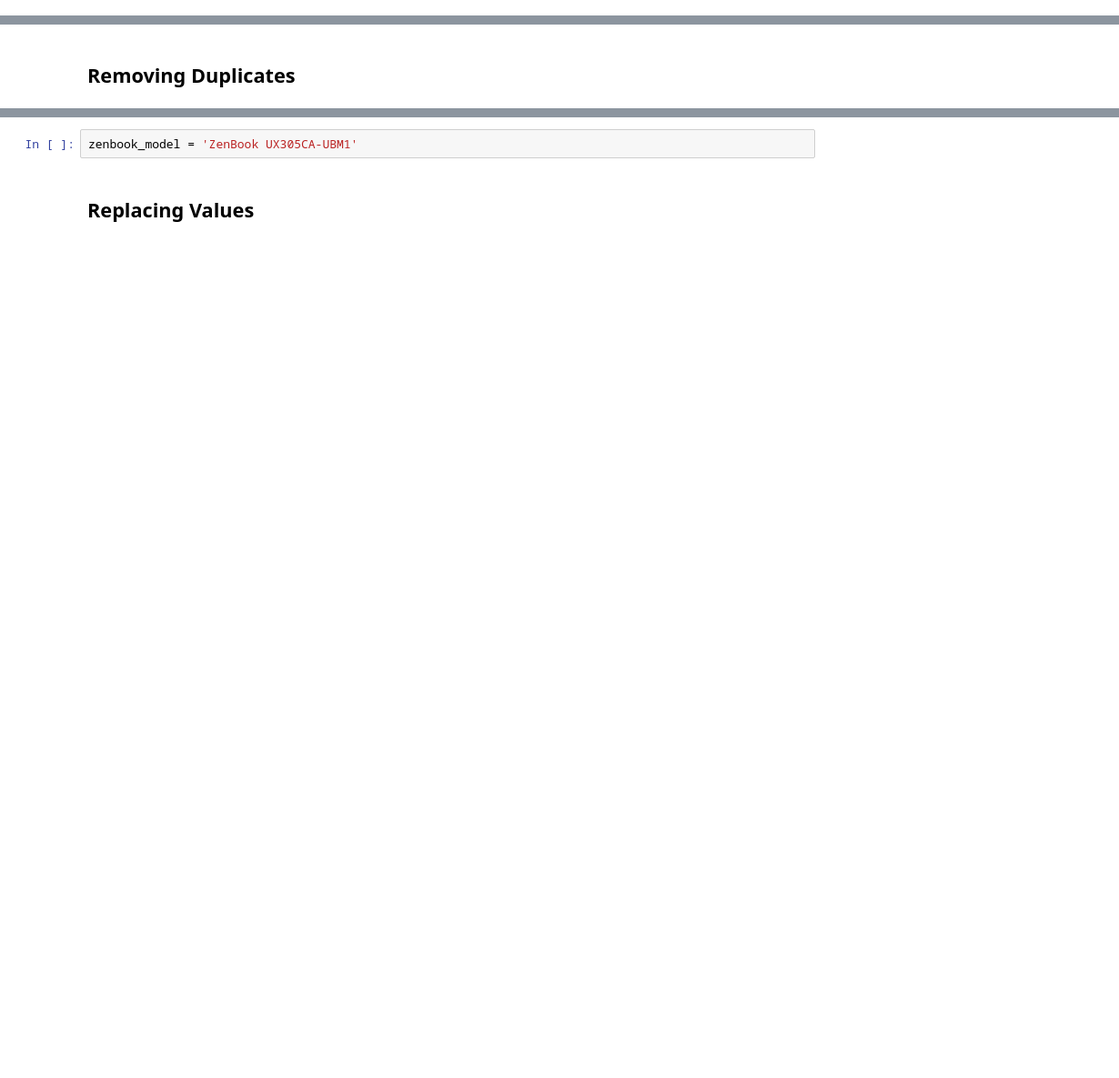
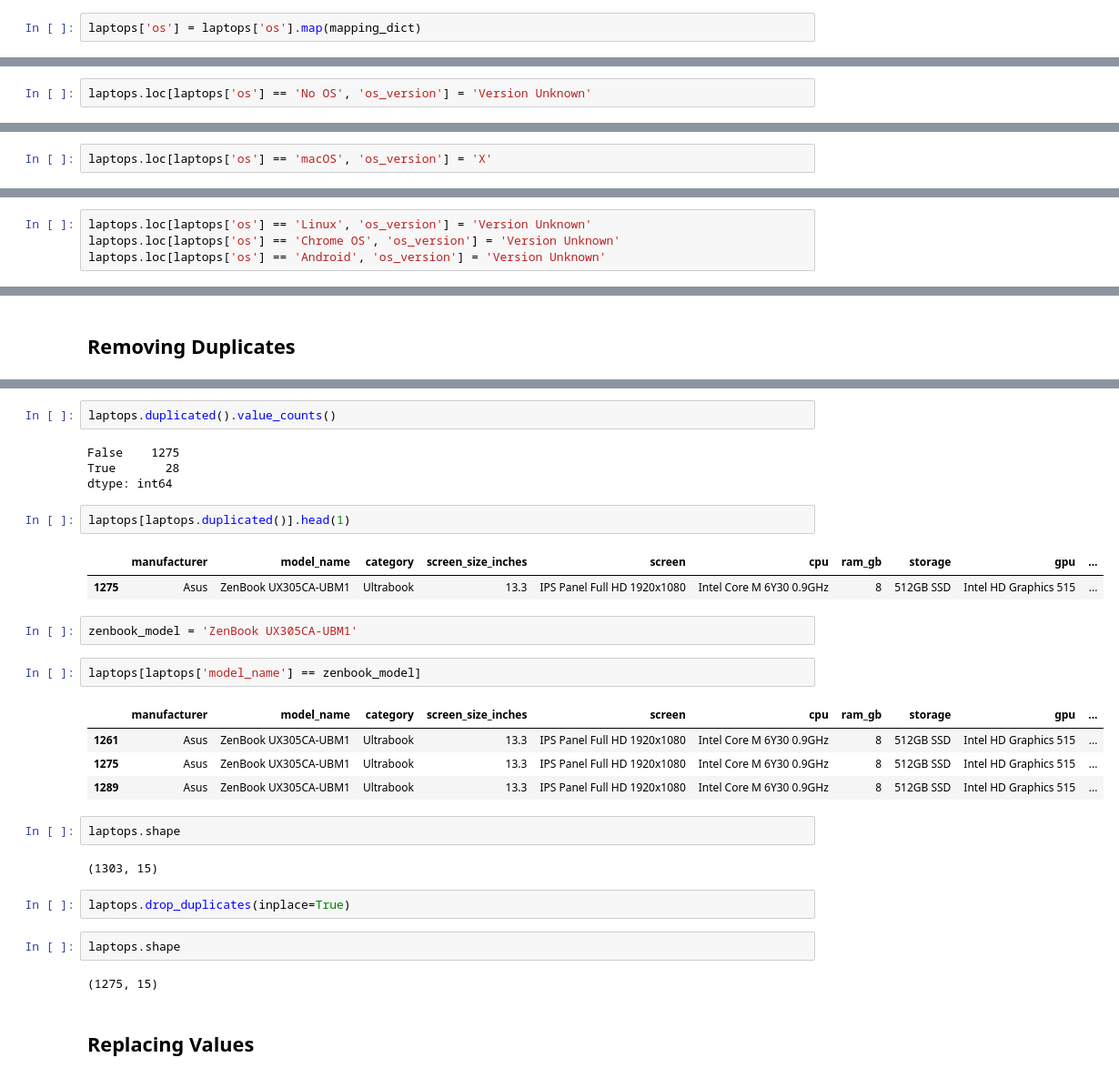
Before and after one commit to kbreberc/analitika-podatkov, a Jupyter notebook: Del_04_Priprava_in_čiščenje_podatkov/04_Priprava_in_čiščenje_podatkov_CLEAN.ipynb, the cells around one changed output, grey strips where cells are left out. Shown at 91% size. Cells and saved outputs as stored; diff of their text form; blank space fills up the shorter version.

```diff
--- a/Del_04_Priprava_in_čiščenje_podatkov/04_Priprava_in_čiščenje_podatkov_CLEAN.ipynb
+++ b/Del_04_Priprava_in_čiščenje_podatkov/04_Priprava_in_čiščenje_podatkov_CLEAN.ipynb
@@ -217,3 +444,5 @@ mapping_dict = {
     'Windows': 'Windows',
     'macOS': 'macOS'
 }
+# %%
+laptops['os'] = laptops['os'].map(mapping_dict)
@@ -300,0 +800,2 @@ data = pd.Series([1, np.nan, 2, None, 3], index=list('abcde'))
+# %%
+laptops.loc[laptops['os'] == 'No OS', 'os_version'] = 'Version Unknown'
@@ -300,0 +810,2 @@ data = pd.Series([1, np.nan, 2, None, 3], index=list('abcde'))
+# %%
+laptops.loc[laptops['os'] == 'macOS', 'os_version'] = 'X'
@@ -300,0 +819,4 @@ data = pd.Series([1, np.nan, 2, None, 3], index=list('abcde'))
+# %%
+laptops.loc[laptops['os'] == 'Linux', 'os_version'] = 'Version Unknown'
+laptops.loc[laptops['os'] == 'Chrome OS', 'os_version'] = 'Version Unknown'
+laptops.loc[laptops['os'] == 'Android', 'os_version'] = 'Version Unknown'
@@ -303,4 +866,32 @@ data = pd.Series([1, np.nan, 2, None, 3], index=list('abcde'))
+# %%
+laptops.duplicated().value_counts()
+# %% [output]
+False    1275
+True       28
+dtype: int64
+# %%
+laptops[laptops.duplicated()].head(1)
+# %% [output]
+|  | manufacturer | model_name | category | screen_size_inches | screen | cpu | ram_gb | storage | gpu | ... |
+| 1275 | Asus | ZenBook UX305CA-UBM1 | Ultrabook | 13.3 | IPS Panel Full HD 1920x1080 | Intel Core M 6Y30 0.9GHz | 8 | 512GB SSD | Intel HD Graphics 515 | ... |
 # %%
 zenbook_model = 'ZenBook UX305CA-UBM1'
+# %%
+laptops[laptops['model_name'] == zenbook_model]
+# %% [output]
+|  | manufacturer | model_name | category | screen_size_inches | screen | cpu | ram_gb | storage | gpu | ... |
+| 1261 | Asus | ZenBook UX305CA-UBM1 | Ultrabook | 13.3 | IPS Panel Full HD 1920x1080 | Intel Core M 6Y30 0.9GHz | 8 | 512GB SSD | Intel HD Graphics 515 | ... |
+| 1275 | Asus | ZenBook UX305CA-UBM1 | Ultrabook | 13.3 | IPS Panel Full HD 1920x1080 | Intel Core M 6Y30 0.9GHz | 8 | 512GB SSD | Intel HD Graphics 515 | ... |
+| 1289 | Asus | ZenBook UX305CA-UBM1 | Ultrabook | 13.3 | IPS Panel Full HD 1920x1080 | Intel Core M 6Y30 0.9GHz | 8 | 512GB SSD | Intel HD Graphics 515 | ... |
+# %%
+laptops.shape
+# %% [output]
+(1303, 15)
+# %%
+laptops.drop_duplicates(inplace=True)
+# %%
+laptops.shape
+# %% [output]
+(1275, 15)
 # %% [markdown]
 ## Replacing Values
```
Also changed, not shown: parts of 122 cells of this notebook, 26 other files.
